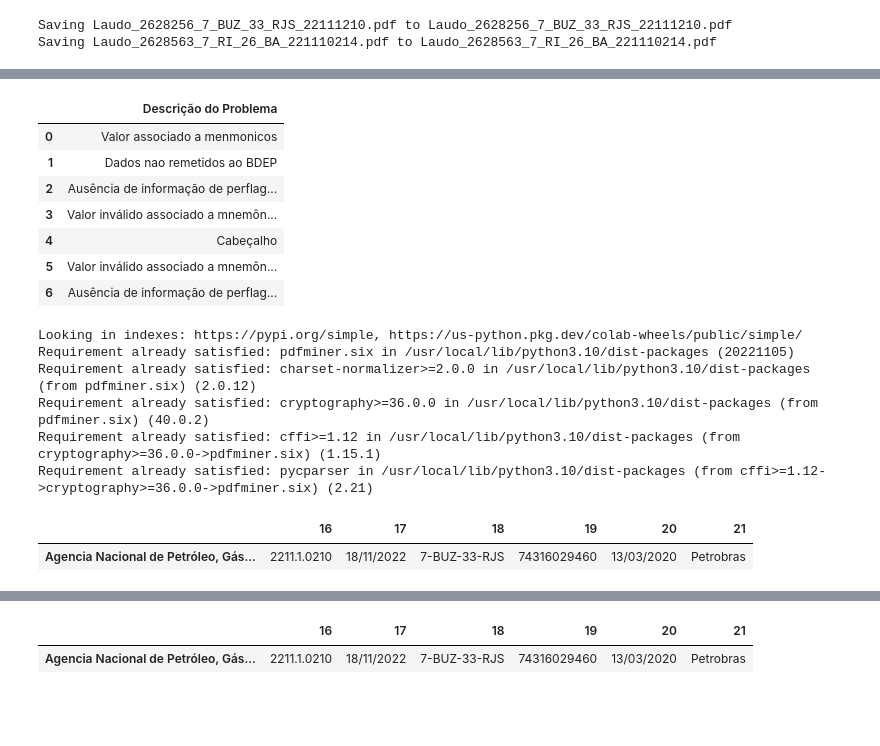
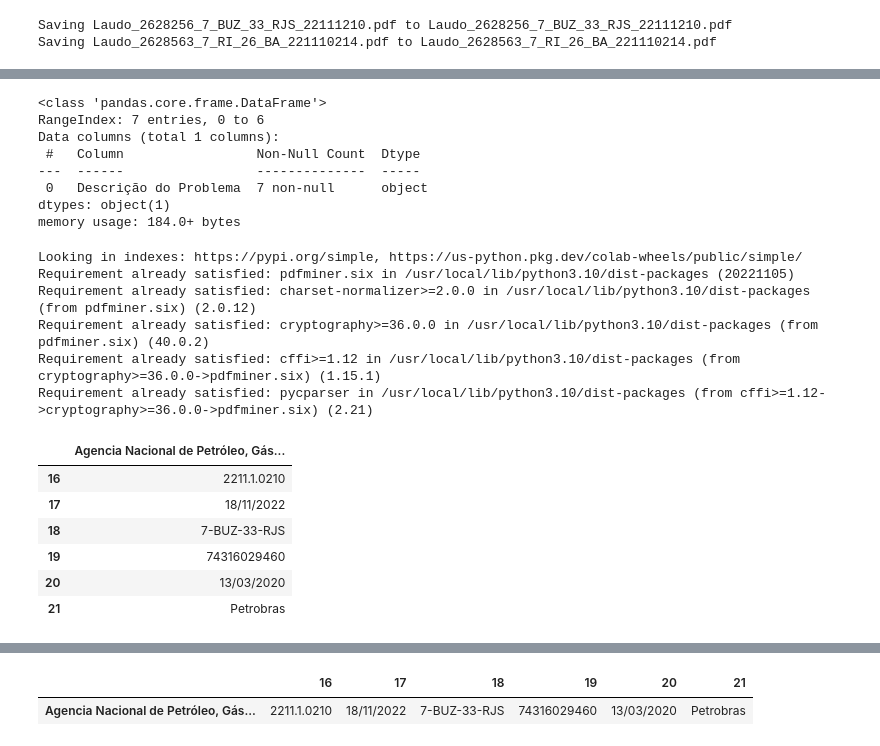
Before and after one commit to fabiobasson/my-frirst-repo, a Jupyter notebook: oficios_qualidade.ipynb, the cells around one changed output, grey strips where cells are left out. Drawn from its saved outputs; the diff is of its cells as text; code cells hidden in the pictures; blank space fills up the shorter version.

```diff
--- a/oficios_qualidade.ipynb
+++ b/oficios_qualidade.ipynb
@@ -76,37 +104,42 @@ descproblema = ['Valor associado a menmonicos'],['Dados nao remetidos ao BDEP'],
 df3 = pd.DataFrame(descproblema,columns=['Descrição do Problema'])
 
 df3 = df3.reset_index(drop=True)
-df3
+df3.info()
 
-#df3[['16', '17', '18', '19', '20', '21']] = df3[['16', '17', '18', '19', '20', '21']].astype(str)
+
 #df3.rename(columns = {'16':'team_name', '17':'points_scored'}, inplace = True)
 # %% [output]
-|  | Descrição do Problema |
-| 0 | Valor associado a menmonicos |
-| 1 | Dados nao remetidos ao BDEP |
-| 2 | Ausência de informação de perflag... |
-| 3 | Valor inválido associado a mnemôn... |
-| 4 | Cabeçalho |
-| 5 | Valor inválido associado a mnemôn... |
-| 6 | Ausência de informação de perflag... |
+<class 'pandas.core.frame.DataFrame'>
+RangeIndex: 7 entries, 0 to 6
+Data columns (total 1 columns):
+ #   Column                 Non-Null Count  Dtype
+---  ------                 --------------  -----
+ 0   Descrição do Problema  7 non-null      object
+dtypes: object(1)
+memory usage: 184.0+ bytes
 # %%
 !pip install pdfminer.six
 from pdfminer.high_level import extract_text
 import pandas as pd
 import io
 
-text  = extract_text('laudo/Laudo_2628256_7_BUZ_33_RJS_22111210.pdf', 'rb')
+text  = extract_text('laudo/Laudo_2628256.pdf', 'rb')
 
 df2 = pd.read_fwf(io.StringIO(text))
 
-df2 = df2[16:22].T
+df2 = df2[16:22]
 df2
 # %% [output]
 Looking in indexes: https://pypi.org/simple, https://us-python.pkg.dev/colab-wheels/public/simple/
 Requirement already satisfied: pdfminer.six in /usr/local/lib/python3.10/dist-packages (20221105)
 Requirement already satisfied: charset-normalizer>=2.0.0 in /usr/local/lib/python3.10/dist-packages (from pdfminer.six) (2.0.12)
 Requirement already satisfied: cryptography>=36.0.0 in /usr/local/lib/python3.10/dist-packages (from pdfminer.six) (40.0.2)
 Requirement already satisfied: cffi>=1.12 in /usr/local/lib/python3.10/dist-packages (from cryptography>=36.0.0->pdfminer.six) (1.15.1)
 Requirement already satisfied: pycparser in /usr/local/lib/python3.10/dist-packages (from cffi>=1.12->cryptography>=36.0.0->pdfminer.six) (2.21)
-|  | 16 | 17 | 18 | 19 | 20 | 21 |
-| Agencia Nacional de Petróleo, Gás... | 2211.1.0210 | 18/11/2022 | 7-BUZ-33-RJS | 74316029460 | 13/03/2020 | Petrobras |
+|  | Agencia Nacional de Petróleo, Gás... |
+| 16 | 2211.1.0210 |
+| 17 | 18/11/2022 |
+| 18 | 7-BUZ-33-RJS |
+| 19 | 74316029460 |
+| 20 | 13/03/2020 |
+| 21 | Petrobras |
```
Also changed, not shown: parts of 8 cells of this notebook.
